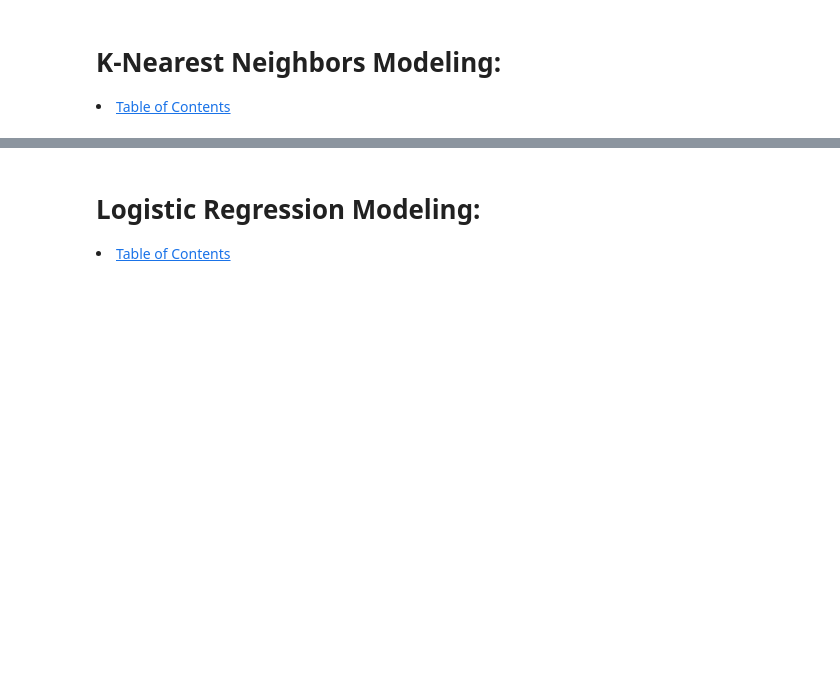
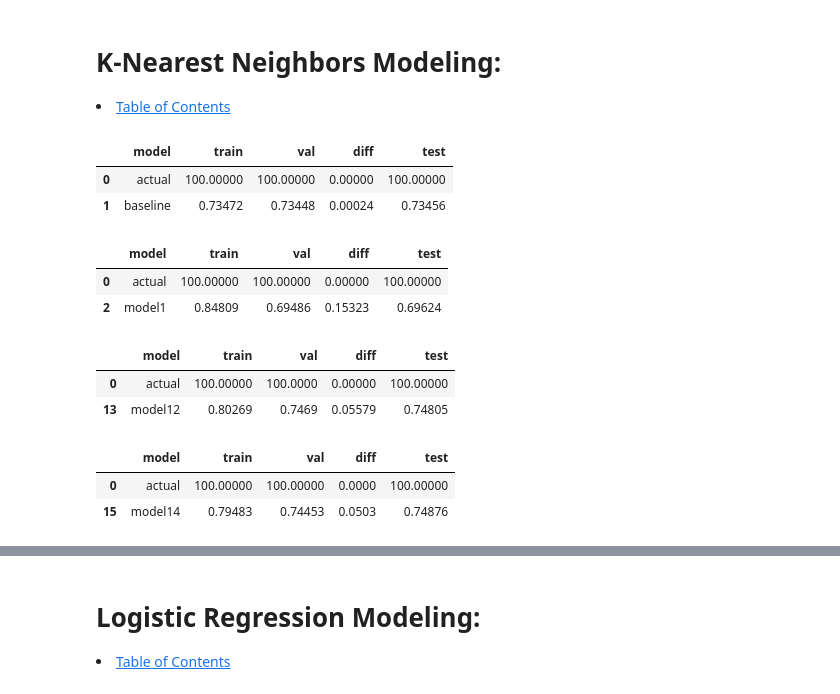
Before and after one commit to Jared-Wood135/telco_project, a Jupyter notebook: modeling.ipynb, the cells around one changed output, grey strips where cells are left out. Drawn from its saved outputs; the diff is of its cells as text; code cells hidden in the pictures; blank space fills up the shorter version.

```diff
--- a/modeling.ipynb
+++ b/modeling.ipynb
@@ -240,3 +309,66 @@ pd.DataFrame.from_dict(dtcscores).sort_values(by='test', ascending=False).head(2
 <a id='KNN'></a>
 # K-Nearest Neighbors Modeling:
 <li><a href='#TableOfContents'>Table of Contents</a></li>
+# %%
+# Create base dictionary
+knnscores = {
+    'model' : ['actual'],
+    'train' : [100],
+    'val' : [100],
+    'diff' : [0],
+    'test' : [100]
+}
+# %%
+# Add baseline to dictionary
+baselinetrain = round((train.churn == 'No').mean(), 5)
+baselineval = round((val.churn == 'No').mean(), 5)
+baselinediff = round(abs(baselinetrain - baselineval), 5)
+baselinetest = round((test.churn == 'No').mean(), 5)
+knnscores['model'].append('baseline')
+knnscores['train'].append(baselinetrain)
+knnscores['val'].append(baselineval)
+knnscores['diff'].append(baselinediff)
+knnscores['test'].append(baselinetest)
+# %%
+# Confirm df funcitonality with actual and baseline
+pd.DataFrame.from_dict(knnscores)
+# %% [output]
+|  | model | train | val | diff | test |
+| 0 | actual | 100.00000 | 100.00000 | 0.00000 | 100.00000 |
+| 1 | baseline | 0.73472 | 0.73448 | 0.00024 | 0.73456 |
+# %%
+# Make and fit KNN of 1-15 neighbors to train
+for i in range(1, 16):
+    knn = KNN(n_neighbors=i)
+    knn.fit(x_train, y_train)
+    model = knn.predict(x_train)
+    trainscore = round(knn.score(x_train, y_train), 5)
+    valscore = round(knn.score(x_val, y_val), 5)
+    diffscore = round(abs(trainscore - valscore), 5)
+    testscore = round(knn.score(x_test, y_test), 5)
+    knnscores['model'].append(f'model{i}')
+    knnscores['train'].append(trainscore)
+    knnscores['val'].append(valscore)
+    knnscores['diff'].append(diffscore)
+    knnscores['test'].append(testscore)
+# %%
+# Find best 'train' model
+pd.DataFrame.from_dict(knnscores).sort_values(by='train', ascending=False).head(2)
+# %% [output]
+|  | model | train | val | diff | test |
+| 0 | actual | 100.00000 | 100.00000 | 0.00000 | 100.00000 |
+| 2 | model1 | 0.84809 | 0.69486 | 0.15323 | 0.69624 |
+# %%
+# Find best 'val' model
+pd.DataFrame.from_dict(knnscores).sort_values(by='val', ascending=False).head(2)
+# %% [output]
+|  | model | train | val | diff | test |
+| 0 | actual | 100.00000 | 100.0000 | 0.00000 | 100.00000 |
+| 13 | model12 | 0.80269 | 0.7469 | 0.05579 | 0.74805 |
+# %%
+# Find best 'test' model
+pd.DataFrame.from_dict(knnscores).sort_values(by='test', ascending=False).head(2)
+# %% [output]
+|  | model | train | val | diff | test |
+| 0 | actual | 100.00000 | 100.00000 | 0.0000 | 100.00000 |
+| 15 | model14 | 0.79483 | 0.74453 | 0.0503 | 0.74876 |
```
Also changed, not shown: parts of 22 cells of this notebook, 2 other files.
